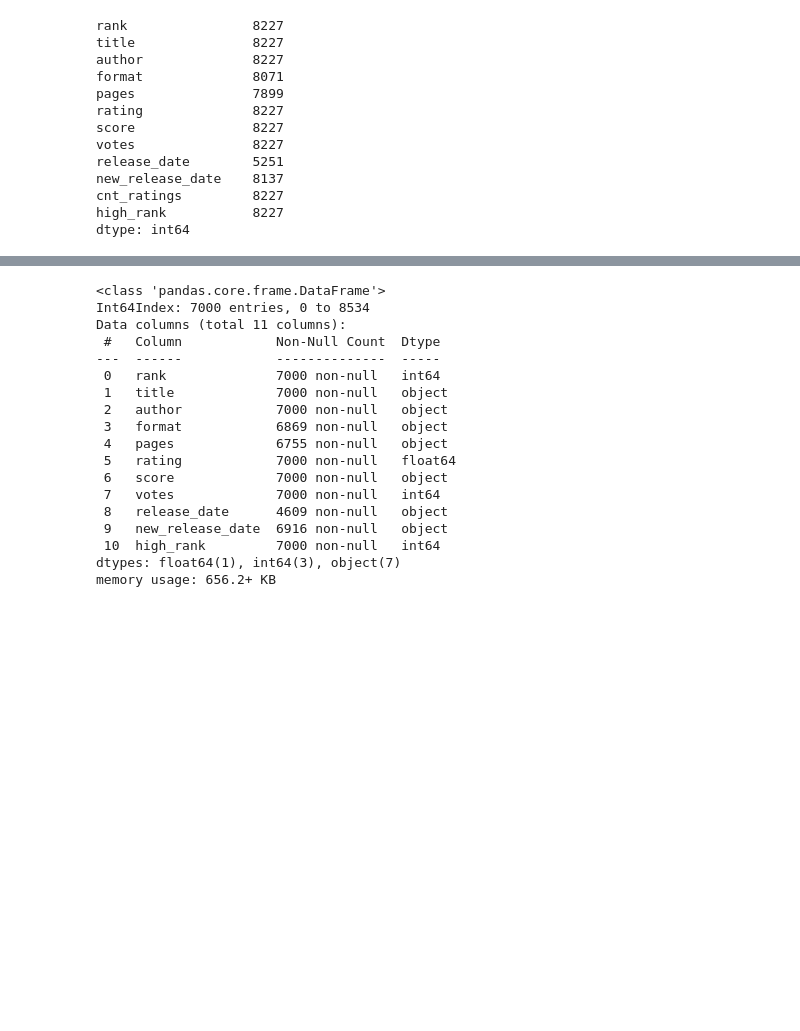
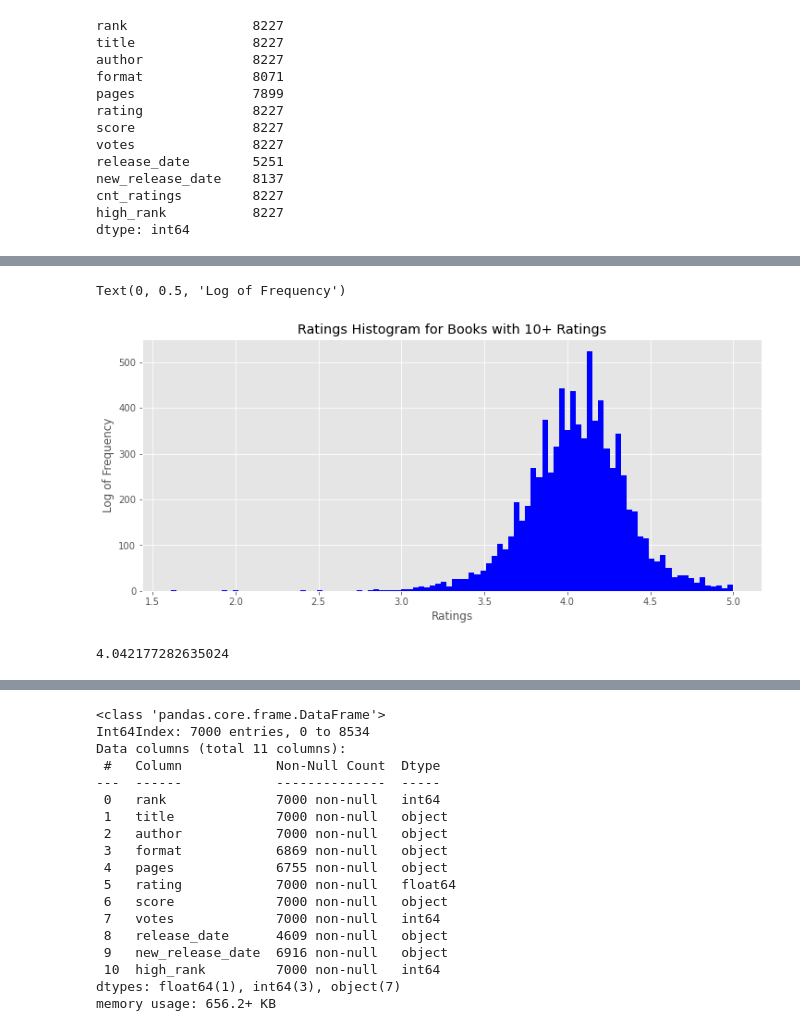
Before and after one commit to Shredder42/must_read_books, a Jupyter notebook: eda.ipynb, the cells around one changed output, grey strips where cells are left out. Drawn from its saved outputs; the diff is of its cells as text; code cells hidden in the pictures; blank space fills up the shorter version.

Commit message:
histograms for 10+ ratings

```diff
--- a/eda.ipynb
+++ b/eda.ipynb
@@ -232,3 +232,5 @@ new_release_date    8137
 cnt_ratings         8227
 high_rank           8227
 dtype: int64
+# %%
+s_ratings['high_rank'] = np.where(s_ratings['rank'] < (len(s_ratings['rank']) / 2), 1, 0)
@@ -234,0 +277,21 @@ dtype: int64
+# %%
+fig, ax = plt.subplots(figsize=(12,5))
+ax.hist(s_ratings['rating'], bins=100, color='blue')
+# ax.axvline(s_ratings['rating'].mean(), color='black', linestyle='--')
+ax.set_title('Ratings Histogram for Books with 10+ Ratings')
+# ax.set_yscale('log')
+ax.set_xlabel('Ratings')
+ax.set_ylabel('Log of Frequency')
+# %% [output]
+Text(0, 0.5, 'Log of Frequency')
+[figure, added]
+# %%
+# split by high and low rank for plotting
+s_ratings_high = s_ratings[s_ratings['high_rank'] == 1]
+s_ratings_high
+s_ratings_high['rating'].mean()
+s_ratings_low = s_ratings[s_ratings['high_rank'] == 0]
+s_ratings_low
+s_ratings_low['rating'].mean()
+# %% [output]
+4.042177282635024
```
Also changed, not shown: parts of 5 cells of this notebook.
